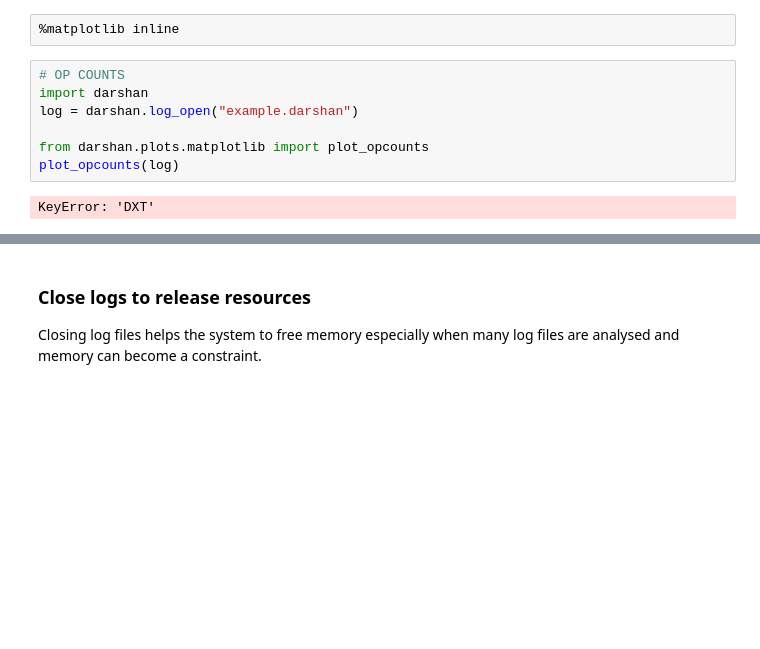
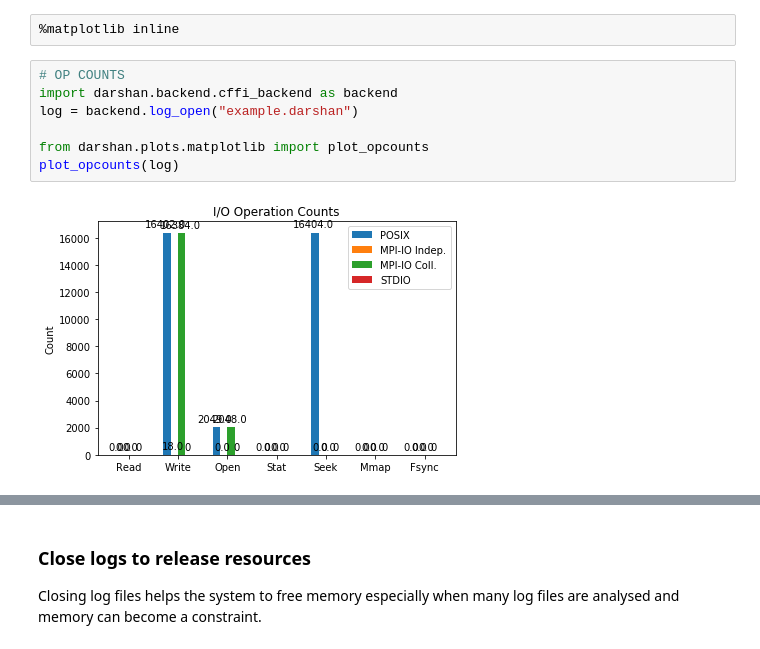
Before and after one commit to darshan-hpc/darshan, a Jupyter notebook: darshan-util/pydarshan/examples/notebook-darshan-low-level-cffi-interface.ipynb, the cells around one changed output, grey strips where cells are left out. Cells and saved outputs as stored; diff of their text form; blank space fills up the shorter version.

```diff
--- a/darshan-util/pydarshan/examples/notebook-darshan-low-level-cffi-interface.ipynb
+++ b/darshan-util/pydarshan/examples/notebook-darshan-low-level-cffi-interface.ipynb
@@ -135,12 +167,12 @@ In addition to darshan log access, a number of functions to generate plots commo
 %matplotlib inline
 # %%
 # OP COUNTS
-import darshan
-log = darshan.log_open("example.darshan")
+import darshan.backend.cffi_backend as backend
+log = backend.log_open("example.darshan")
 
 from darshan.plots.matplotlib import plot_opcounts
 plot_opcounts(log)
 # %% [output]
-KeyError: 'DXT'
+[figure, added]
 # %%
 # HIST POSIX
```
Also changed, not shown: parts of 15 cells of this notebook, 23 other files.
